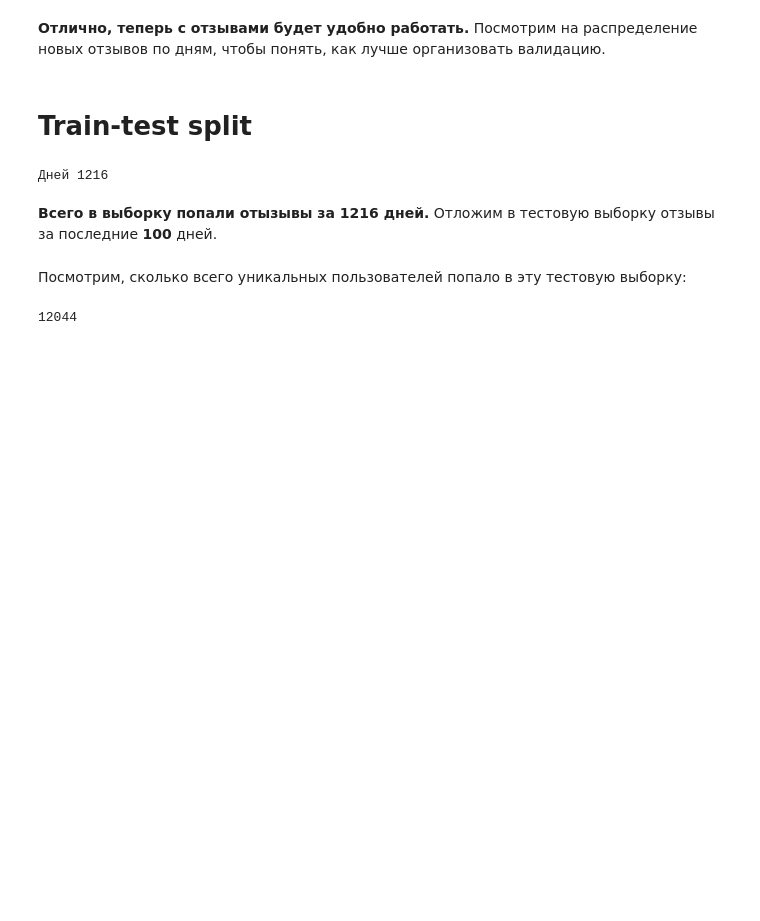
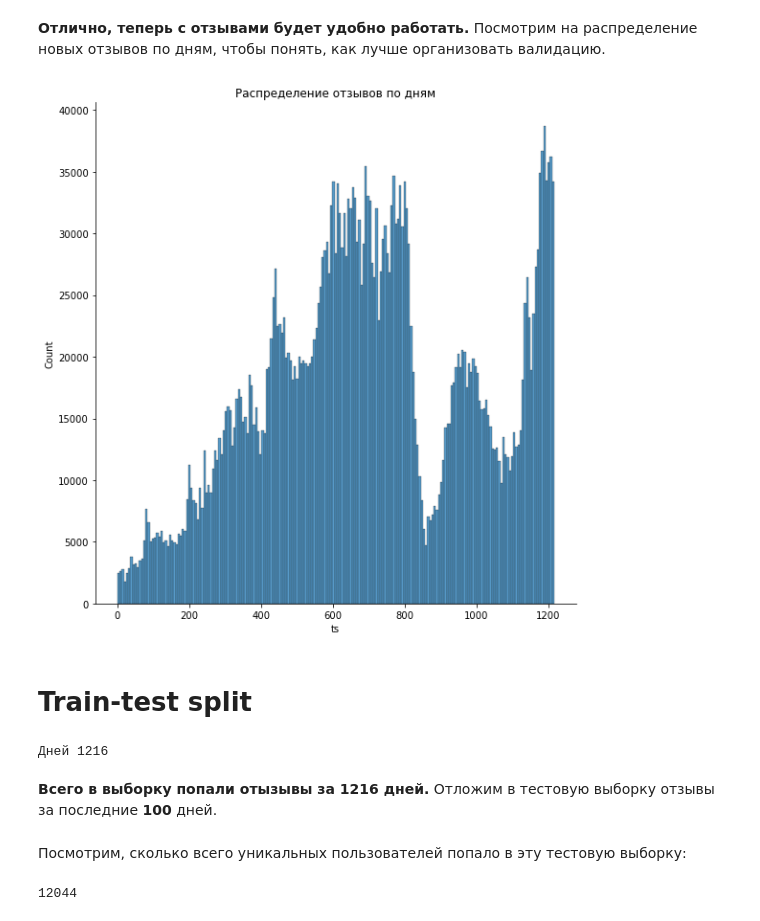
Before and after one commit to a-milenkin/Yandex_Cup_2021, a Jupyter notebook: Milenkin_baseline.ipynb, the cells around one changed output. Cells and saved outputs as stored; diff of their text form; code cells hidden in the pictures; blank space fills up the shorter version.

```diff
--- a/Milenkin_baseline.ipynb
+++ b/Milenkin_baseline.ipynb
@@ -139,9 +150,11 @@ reviews.head(5)
 # %% [markdown]
 **Отлично, теперь с отзывами будет удобно работать.**  Посмотрим на распределение новых отзывов по дням, чтобы понять, как лучше организовать валидацию.
 # %%
-sns.displot(data=reviews, x='ts', height=8, wight=10)
+sns.displot(data=reviews, x='ts', height=8)
 plt.title('Распределение отзывов по дням')
 plt.show()
+# %% [output]
+[figure, added]
 # %% [markdown]
 # Train-test split
 # %%
```
Also changed, not shown: parts of 31 cells of this notebook, 1 other file.
